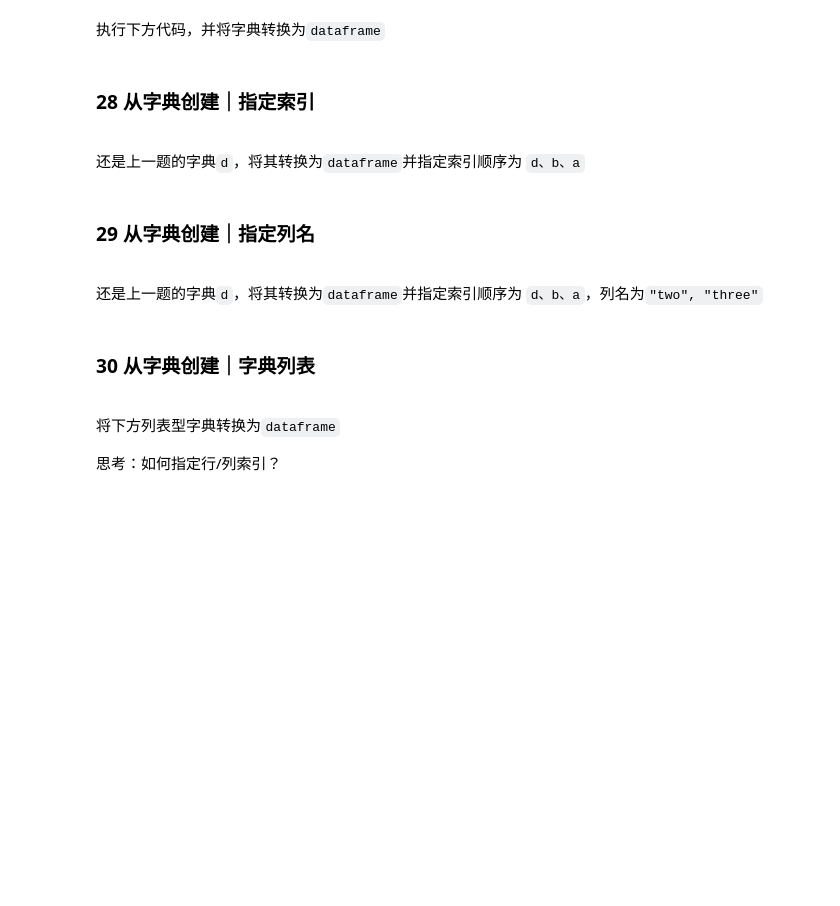
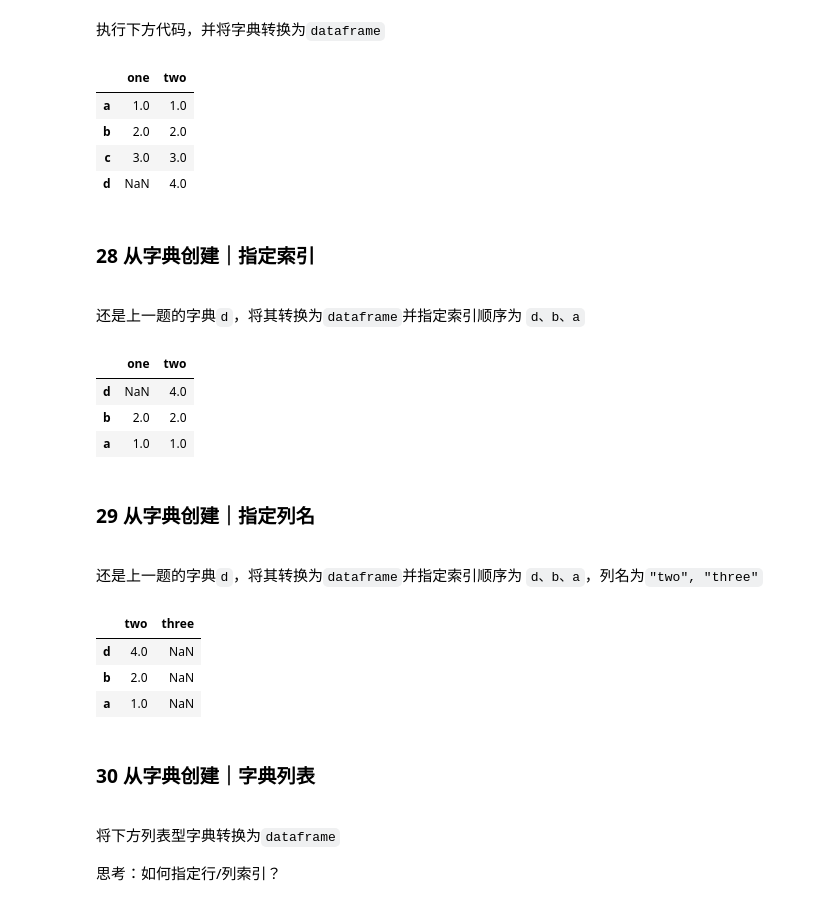
Before and after one commit to hevi1991/Pandas_Advanced_Exercise, a Jupyter notebook: 1 - 数据读取与存储/数据加载与存储.ipynb, the cells around one changed output. Cells and saved outputs as stored; diff of their text form; code cells hidden in the pictures; blank space fills up the shorter version.

```diff
--- a/1 - 数据读取与存储/数据加载与存储.ipynb
+++ b/1 - 数据读取与存储/数据加载与存储.ipynb
@@ -672,20 +683,51 @@ l = [[1, 2, 3], [4, 5, 6]]
 # %%
 d = {
     "one": pd.Series([1.0, 2.0, 3.0], index=["a", "b", "c"]),
     "two": pd.Series([1.0, 2.0, 3.0, 4.0], index=["a", "b", "c", "d"]),
 }
+
+pd.DataFrame(d)
+# %% [output]
+|  | one | two |
+| a | 1.0 | 1.0 |
+| b | 2.0 | 2.0 |
+| c | 3.0 | 3.0 |
+| d | NaN | 4.0 |
 # %% [markdown]
 ### 28 从字典创建｜指定索引
 
 <br>
 
 还是上一题的字典`d`，将其转换为`dataframe`并指定索引顺序为 `d、b、a`
+# %%
+d = {
+    "one": pd.Series([1.0, 2.0, 3.0], index=["a", "b", "c"]),
+    "two": pd.Series([1.0, 2.0, 3.0, 4.0], index=["a", "b", "c", "d"]),
+}
+pd.DataFrame(d, index=["d", "b", "a"])
+# %% [output]
+|  | one | two |
+| d | NaN | 4.0 |
+| b | 2.0 | 2.0 |
+| a | 1.0 | 1.0 |
 # %% [markdown]
 ### 29 从字典创建｜指定列名
 
 <br>
 
 还是上一题的字典`d`，将其转换为`dataframe`并指定索引顺序为 `d、b、a`，列名为`"two", "three"`
+# %%
+d = {
+    "one": pd.Series([1.0, 2.0, 3.0], index=["a", "b", "c"]),
+    "two": pd.Series([1.0, 2.0, 3.0, 4.0], index=["a", "b", "c", "d"]),
+}
+
+pd.DataFrame(d, index=["d", "b", "a"], columns=["two", "three"])
+# %% [output]
+|  | two | three |
+| d | 4.0 | NaN |
+| b | 2.0 | NaN |
+| a | 1.0 | NaN |
 # %% [markdown]
 ### 30 从字典创建｜字典列表
 
```
Also changed, not shown: parts of 21 cells of this notebook, 9 other files.
